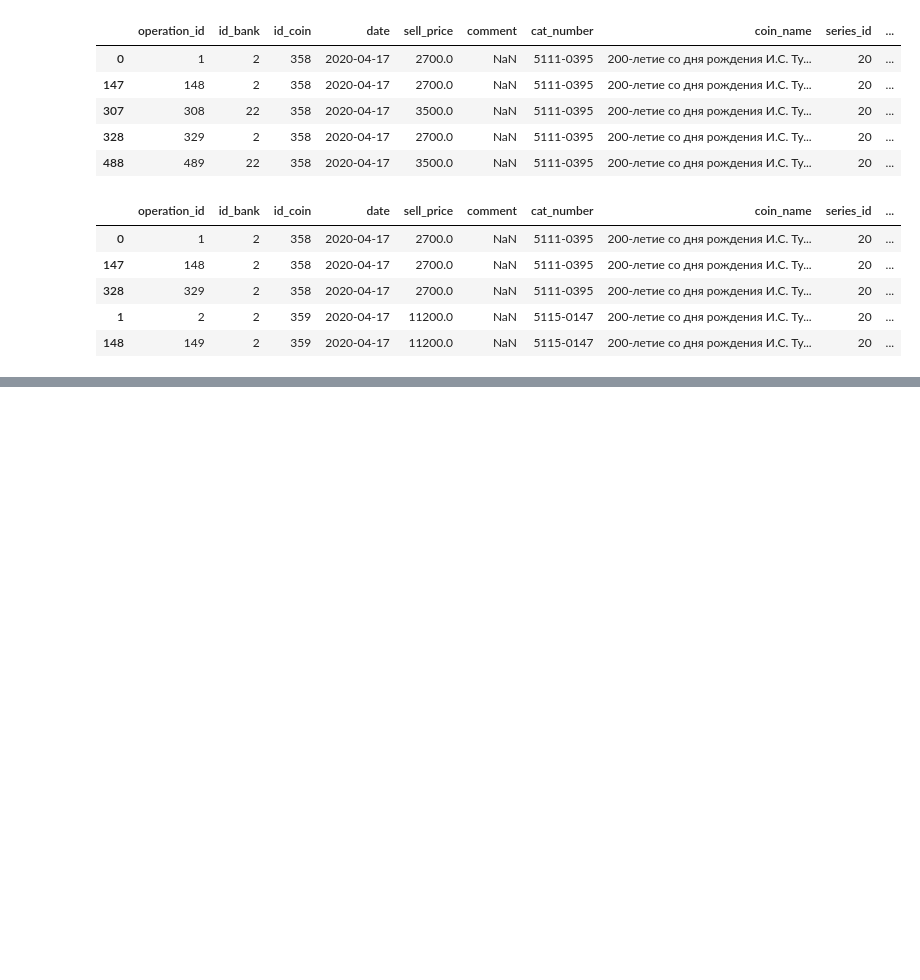
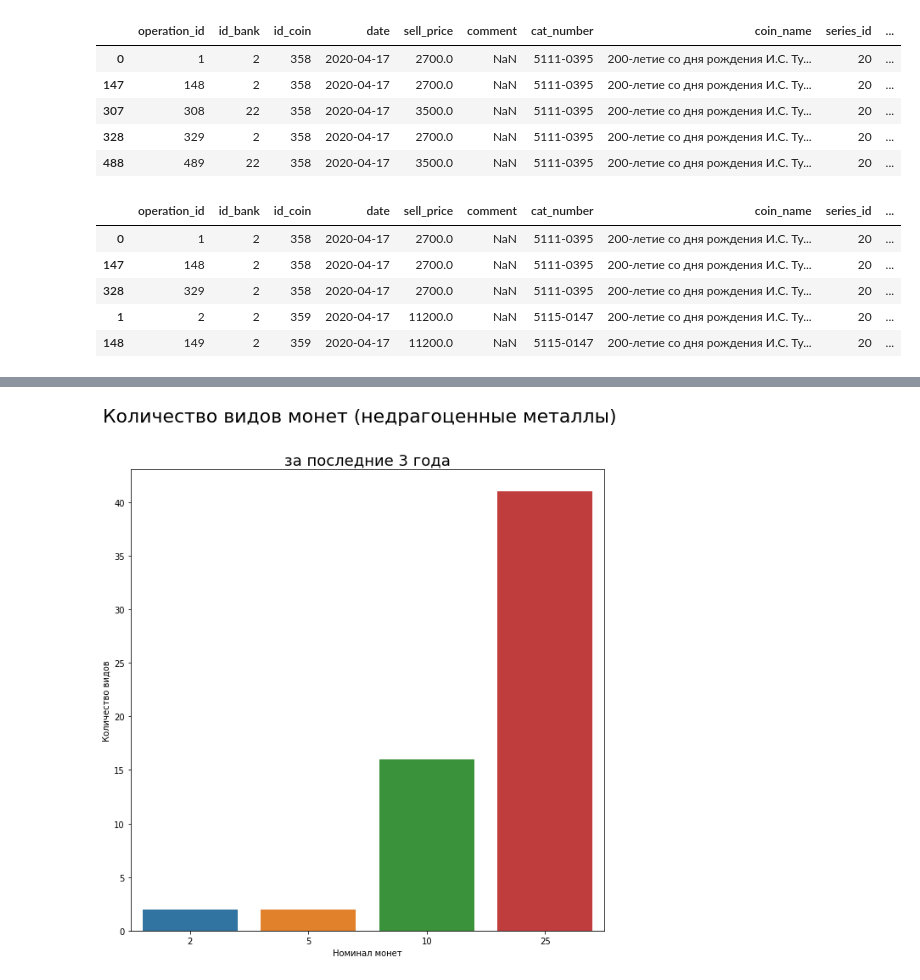
Before and after one commit to ilyinss/cbr_metall_analytics, a Jupyter notebook: decomp_metall_time_series.ipynb, the cells around one changed output, grey strips where cells are left out. Saved outputs shown, nothing was run; the diff lists cells and outputs as text; code cells hidden in the pictures; blank space fills up the shorter version.

```diff
--- a/decomp_metall_time_series.ipynb
+++ b/decomp_metall_time_series.ipynb
@@ -330,4 +340,10 @@ nedrag_list = ['Медно-никелевый сплав',
                'Сталь с латунным гальваническим покрытием',
                'Латунь/Мельхиор',
                'Сталь с никелевым гальваническим покрытием',
-               'Мельхиор']
+               'Мельхиор',
+               'Нейзильбер',
+               'Медь, никель',
+               'Латунь',
+               'Латунь/Медь, никель',
+               'Нейзильбер/Латунь',
+               'Медь, цинк/Медь, никель']
@@ -355,0 +378,3 @@ allcoins_nedrag = clear_not_in_list(drag_list, allcoins)
+# %%
+allcoins_nedrag = allcoins[allcoins['metal'].isin(nedrag_list)]
+allcoins_nedrag.metal.unique()
@@ -381,2 +444,0 @@ result_df_drag.head()
-# %%
-allcoins_nedrag_3_years = allcoins_nedrag[allcoins_nedrag['DT'] >= startdate]
@@ -419,2 +453,6 @@ result_df_drag_3_years.head(20)
+# %%
+get_plot_count(allcoins_nedrag_3_years, '(недрагоценные металлы)')
+# %% [output]
+[figure, added]
 # %%
 # ВОТ ОТСЮДА
```
Also changed, not shown: parts of 37 cells of this notebook.
